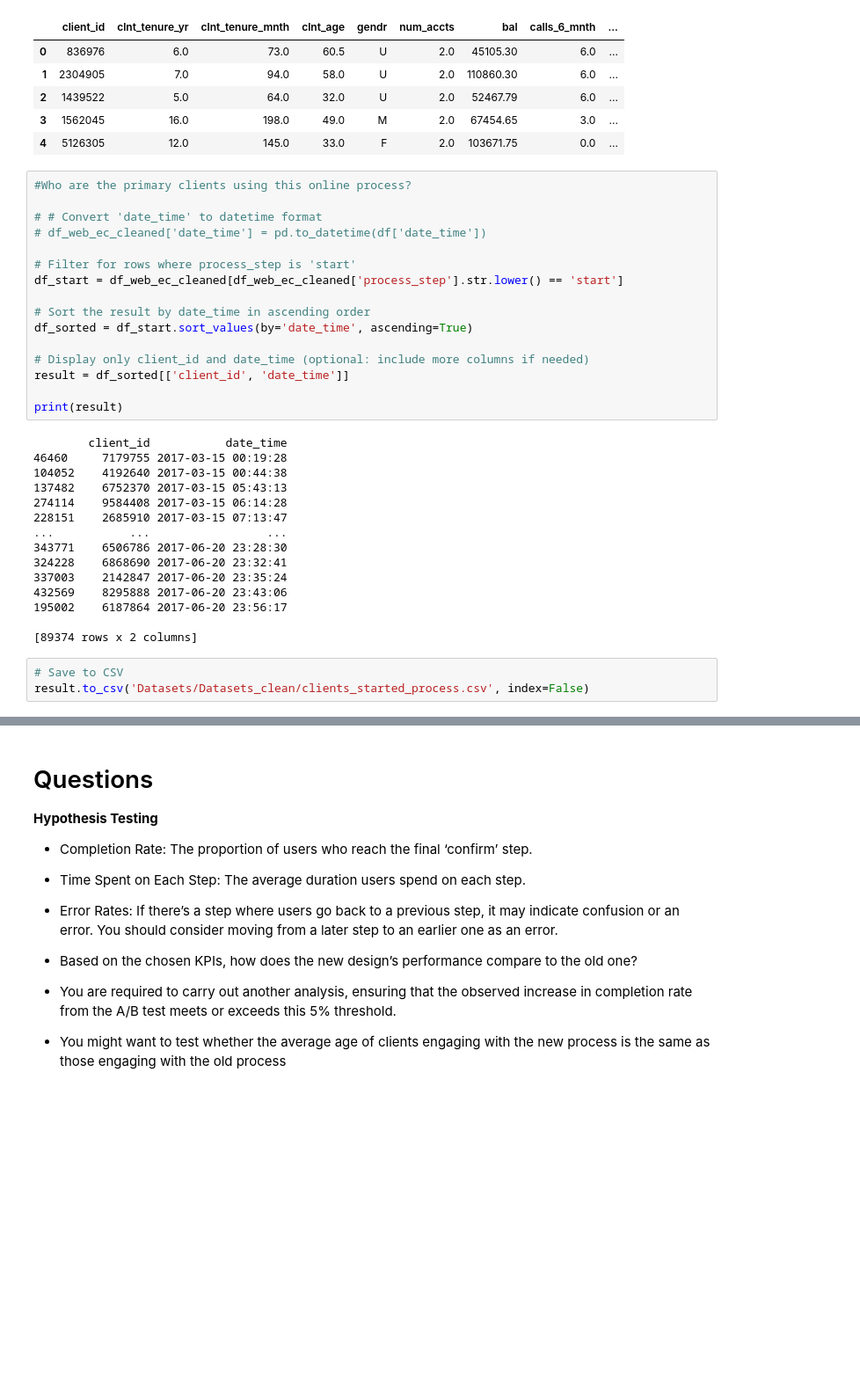
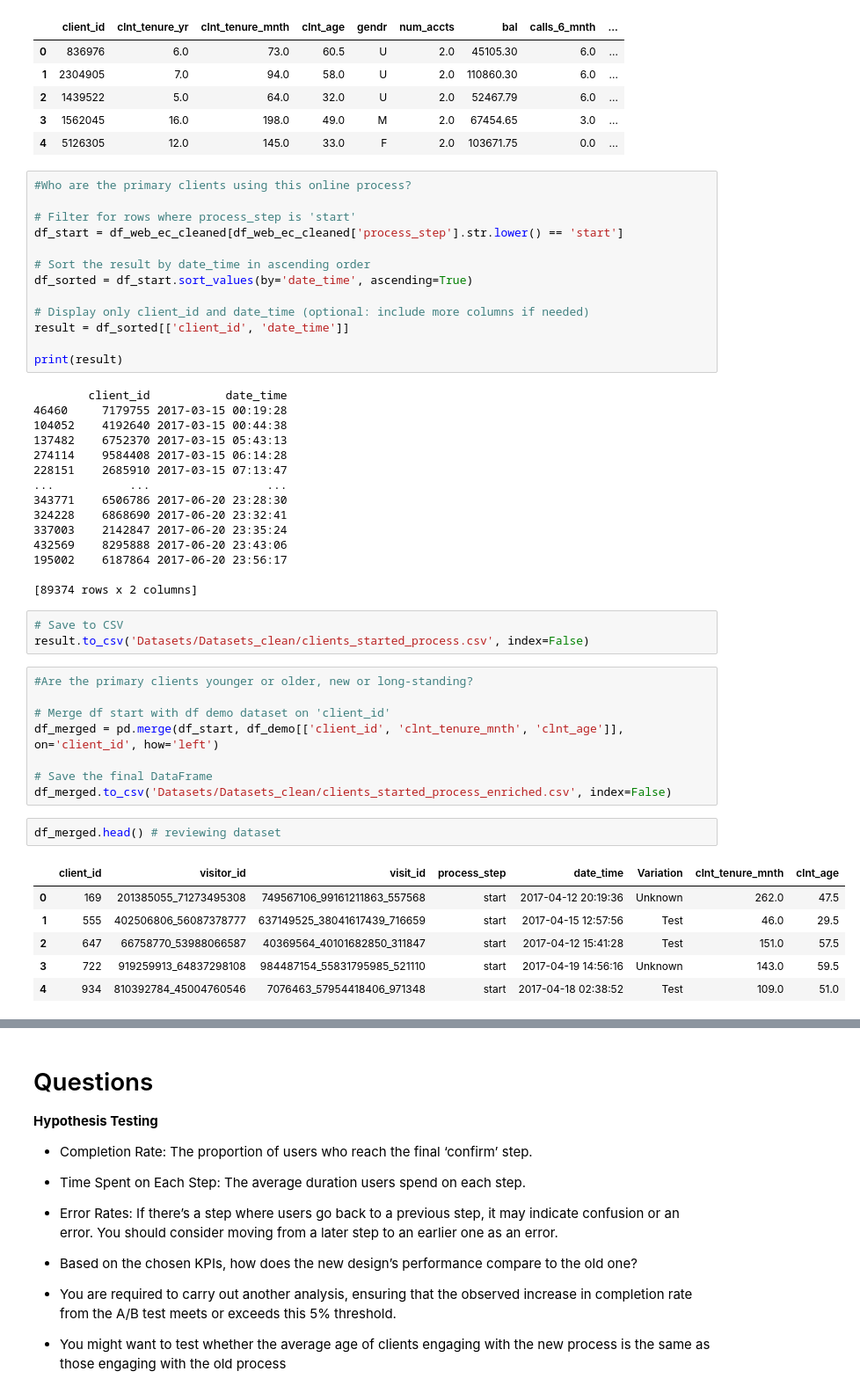
Before and after one commit to SheryllD/Project2, a Jupyter notebook: main_datawrangling.ipynb, the cells around one changed output, grey strips where cells are left out. Shown at 88% size. Cells and saved outputs as stored; diff of their text form; blank space fills up the shorter version.

```diff
--- a/main_datawrangling.ipynb
+++ b/main_datawrangling.ipynb
@@ -485,9 +489,6 @@ memory usage: 4.8+ MB
 | 4 | 5126305 | 12.0 | 145.0 | 33.0 | F | 2.0 | 103671.75 | 0.0 | ... |
 # %%
 #Who are the primary clients using this online process?
-
-# # Convert 'date_time' to datetime format
-# df_web_ec_cleaned['date_time'] = pd.to_datetime(df['date_time'])
 
 # Filter for rows where process_step is 'start'
 df_start = df_web_ec_cleaned[df_web_ec_cleaned['process_step'].str.lower() == 'start']
@@ -517,3 +518,20 @@ print(result)
 # %%
 # Save to CSV
 result.to_csv('Datasets/Datasets_clean/clients_started_process.csv', index=False)
+# %%
+#Are the primary clients younger or older, new or long-standing?
+
+# Merge df start with df demo dataset on 'client_id'
+df_merged = pd.merge(df_start, df_demo[['client_id', 'clnt_tenure_mnth', 'clnt_age']], on='client_id', how='left')
+
+# Save the final DataFrame
+df_merged.to_csv('Datasets/Datasets_clean/clients_started_process_enriched.csv', index=False)
+# %%
+df_merged.head() # reviewing dataset
+# %% [output]
+|  | client_id | visitor_id | visit_id | process_step | date_time | Variation | clnt_tenure_mnth | clnt_age |
+| 0 | 169 | 201385055_71273495308 | 749567106_99161211863_557568 | start | 2017-04-12 20:19:36 | Unknown | 262.0 | 47.5 |
+| 1 | 555 | 402506806_56087378777 | 637149525_38041617439_716659 | start | 2017-04-15 12:57:56 | Test | 46.0 | 29.5 |
+| 2 | 647 | 66758770_53988066587 | 40369564_40101682850_311847 | start | 2017-04-12 15:41:28 | Test | 151.0 | 57.5 |
+| 3 | 722 | 919259913_64837298108 | 984487154_55831795985_521110 | start | 2017-04-19 14:56:16 | Unknown | 143.0 | 59.5 |
+| 4 | 934 | 810392784_45004760546 | 7076463_57954418406_971348 | start | 2017-04-18 02:38:52 | Test | 109.0 | 51.0 |
```
Also changed, not shown: parts of 4 cells of this notebook, 3 other files.
